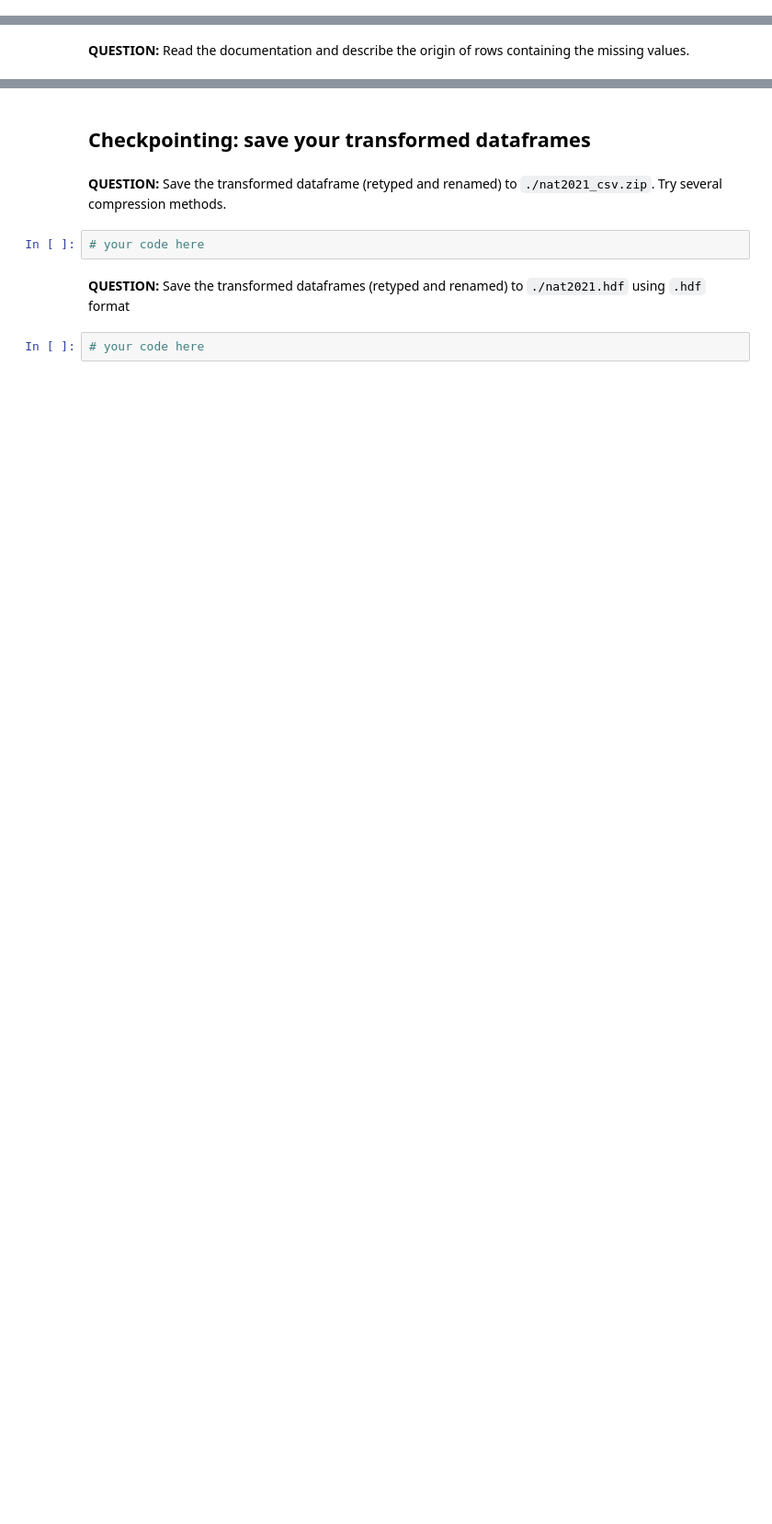
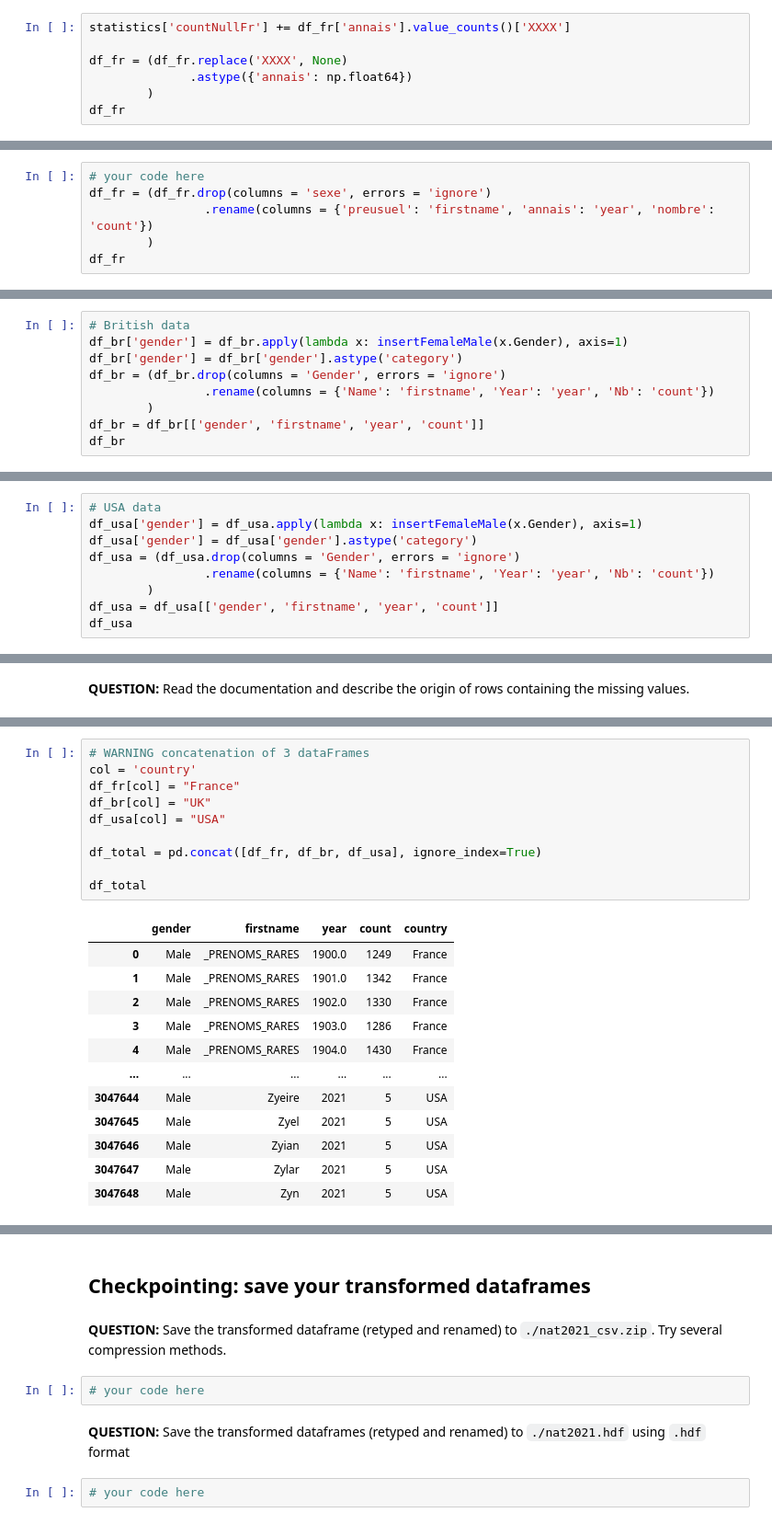
Before and after one commit to brnatvi/S8_DM_BigData, a Jupyter notebook: homework01.ipynb, the cells around one changed output, grey strips where cells are left out. Shown: that part at 92% size. Cells and saved outputs as stored; diff of their text form; blank space fills up the shorter version.

Commit message:
USA and UK data loaded to memory, transformed on same format as French one; Union of 3 dataframes

```diff
--- a/homework01.ipynb
+++ b/homework01.ipynb
@@ -359,0 +517,7 @@ see [roadmap](https://pandas.pydata.org/docs/development/roadmap.html). Don't tr
+# %%
+statistics['countNullFr'] += df_fr['annais'].value_counts()['XXXX']
+
+df_fr = (df_fr.replace('XXXX', None)
+              .astype({'annais': np.float64})
+        )
+df_fr
@@ -372,0 +537,6 @@ year          float64
+# %%
+# your code here
+df_fr = (df_fr.drop(columns = 'sexe', errors = 'ignore')
+                .rename(columns = {'preusuel': 'firstname', 'annais': 'year', 'nombre': 'count'})
+        )
+df_fr
@@ -378,0 +561,9 @@ year          float64
+# %%
+# British data
+df_br['gender'] = df_br.apply(lambda x: insertFemaleMale(x.Gender), axis=1)
+df_br['gender'] = df_br['gender'].astype('category')
+df_br = (df_br.drop(columns = 'Gender', errors = 'ignore')
+                .rename(columns = {'Name': 'firstname', 'Year': 'year', 'Nb': 'count'})
+        )
+df_br = df_br[['gender', 'firstname', 'year', 'count']]
+df_br
@@ -378,0 +584,9 @@ year          float64
+# %%
+# USA data
+df_usa['gender'] = df_usa.apply(lambda x: insertFemaleMale(x.Gender), axis=1)
+df_usa['gender'] = df_usa['gender'].astype('category')
+df_usa = (df_usa.drop(columns = 'Gender', errors = 'ignore')
+                .rename(columns = {'Name': 'firstname', 'Year': 'year', 'Nb': 'count'})
+        )
+df_usa = df_usa[['gender', 'firstname', 'year', 'count']]
+df_usa
@@ -382,0 +625,23 @@ year          float64
+# %%
+# WARNING concatenation of 3 dataFrames
+col = 'country'
+df_fr[col] = "France"
+df_br[col] = "UK"
+df_usa[col] = "USA"
+
+df_total = pd.concat([df_fr, df_br, df_usa], ignore_index=True)
+
+df_total
+# %% [output]
+|  | gender | firstname | year | count | country |
+| 0 | Male | _PRENOMS_RARES | 1900.0 | 1249 | France |
+| 1 | Male | _PRENOMS_RARES | 1901.0 | 1342 | France |
+| 2 | Male | _PRENOMS_RARES | 1902.0 | 1330 | France |
+| 3 | Male | _PRENOMS_RARES | 1903.0 | 1286 | France |
+| 4 | Male | _PRENOMS_RARES | 1904.0 | 1430 | France |
+| ... | ... | ... | ... | ... | ... |
+| 3047644 | Male | Zyeire | 2021 | 5 | USA |
+| 3047645 | Male | Zyel | 2021 | 5 | USA |
+| 3047646 | Male | Zyian | 2021 | 5 | USA |
+| 3047647 | Male | Zylar | 2021 | 5 | USA |
+| 3047648 | Male | Zyn | 2021 | 5 | USA |
```
Also changed, not shown: parts of 28 cells of this notebook.
